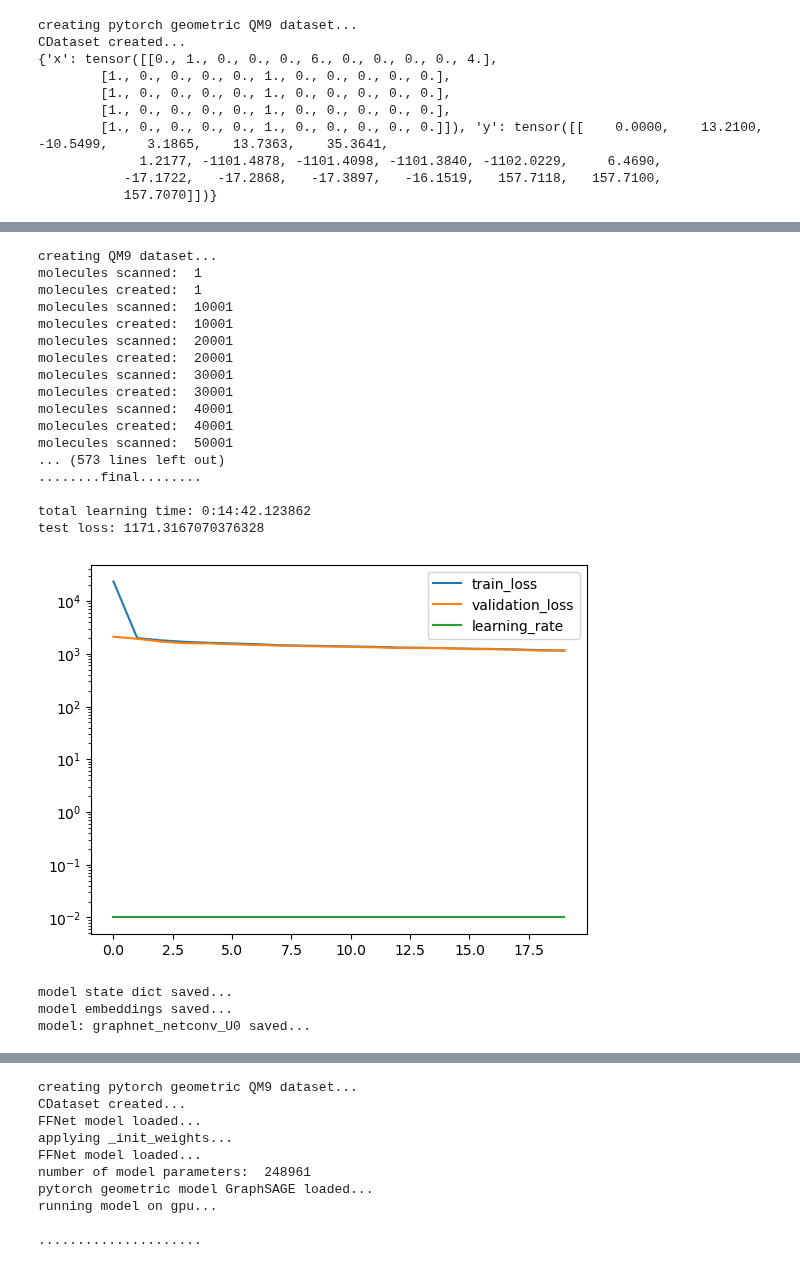
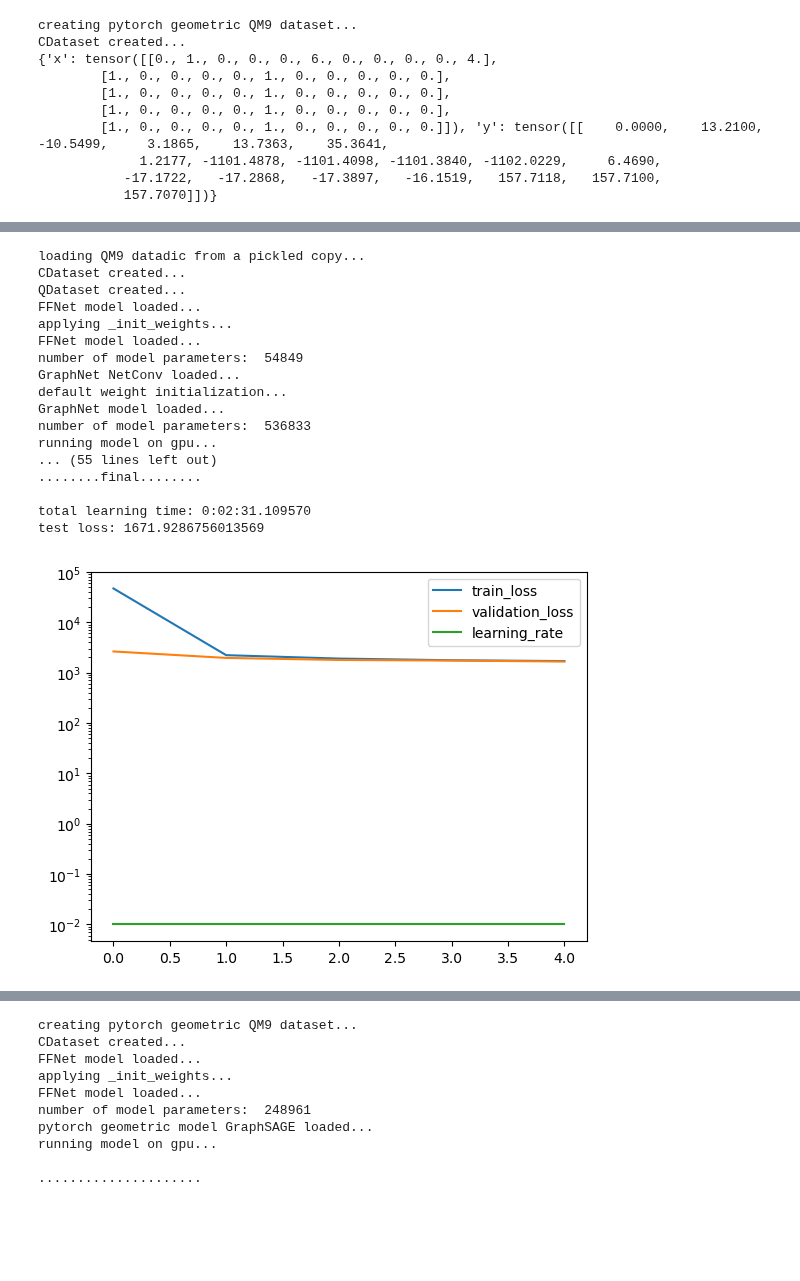
Before and after one commit to icanswim/qchem, a Jupyter notebook: experiment.ipynb, the cells around one changed output, grey strips where cells are left out. Saved outputs shown, nothing was run; the diff lists cells and outputs as text; code cells hidden in the pictures; blank space fills up the shorter version.

```diff
--- a/experiment.ipynb
+++ b/experiment.ipynb
@@ -674,9 +655,9 @@ ds_param = {'train_param': {'input_dict': {'x': [
                                              'U0': [ExpandN(1), AsTensor()],
                                             },
                               #'filter_on': ('n_atoms','>','8'),
-                              #'n': 10000, #non-random subset for testing,
-                              'use_pickle': 'qm9_5', #use pickle if exists otherwise create
-                              'n_conformers': 5,
+                              'n': 10000, #non-random subset for testing,
+                              'use_pickle': 'qm9_10', #use pickle if exists otherwise create
+                              'n_conformers': 0,
                               'dict2data': True}}
 
 model_param = {'in_channels': 16+16+1+1+1,
@@ -699,54 +680,52 @@ model_param = {'in_channels': 16+16+1+1+1,
                'layer_param': {'edge_features': 16+1+16+1},
                'ffn_param': {'in_channels': 64,
                              'hidden': 128,
                              'out_channels': 1}}
 
-metrics_param = {'report_interval': 30,
+metrics_param = {'report_interval': 60,
                  'log_plot': True,
                  'min_lr': .0013}  #early stopping
 
 opt_param = {'lr': 0.01}
 
 crit_param = {'reduction': 'sum'}
 
 sample_param = {'set_seed': 88,
                 'splits': (.7, .15),
                 #'subset': .1
                }
 
 sched_param = {'factor': .6,
                'patience': 2,
                'cooldown': 2}
 
 
 l = Learn([QM9], GraphNet, Selector,
           Optimizer=Adam, Scheduler=ReduceLROnPlateau, Criterion=MSELoss, DataLoader=DataLoader,
           model_param=model_param, ds_param=ds_param, sample_param=sample_param,
           opt_param=opt_param, sched_param=sched_param, crit_param=crit_param,
           metrics_param=metrics_param,
-          batch_size=128, epochs=20, save_model='graphnet_netconv_U0', load_model=None)
+          batch_size=256, epochs=5, num_workers=3,
+          load_embed=False, save_model=False, load_model=None)
 # %% [output]
-creating QM9 dataset...
-molecules scanned:  1
-molecules created:  1
-molecules scanned:  10001
-molecules created:  10001
-molecules scanned:  20001
-molecules created:  20001
-molecules scanned:  30001
-molecules created:  30001
-molecules scanned:  40001
-molecules created:  40001
-molecules scanned:  50001
-... (573 lines left out)
+loading QM9 datadic from a pickled copy...
+CDataset created...
+QDataset created...
+FFNet model loaded...
+applying _init_weights...
+FFNet model loaded...
+number of model parameters:  54849
+GraphNet NetConv loaded...
+default weight initialization...
+GraphNet model loaded...
+number of model parameters:  536833
+running model on gpu...
+... (55 lines left out)
 ........final........
 
-total learning time: 0:14:42.123862
-test loss: 1171.3167070376328
+total learning time: 0:02:31.109570
+test loss: 1671.9286756013569
-[figure, old version]
+[figure, new version]
-model state dict saved...
-model embeddings saved...
-model: graphnet_netconv_U0 saved...
 # %%
 # qchem dataset (QM9) with qchem model (GraphNet)
 # extract, filter, transform, embed, save, load, model, metrics, display
```
Also changed, not shown: parts of 13 cells of this notebook, 3 other files.
